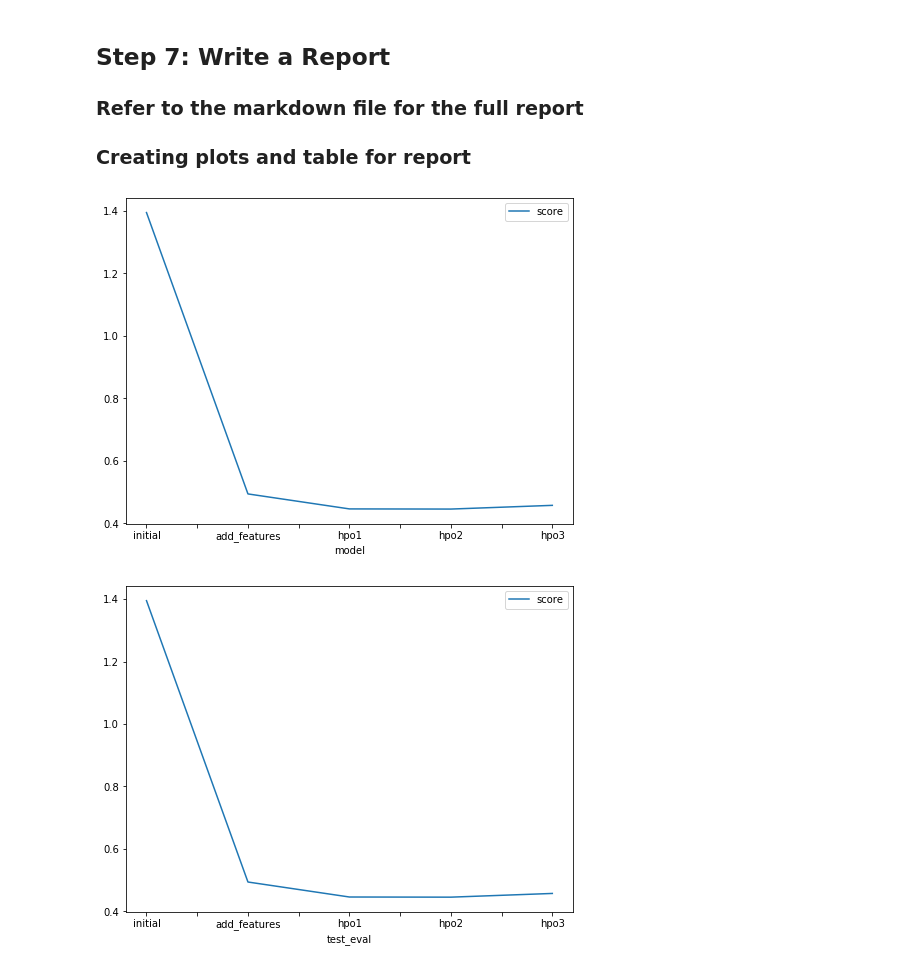
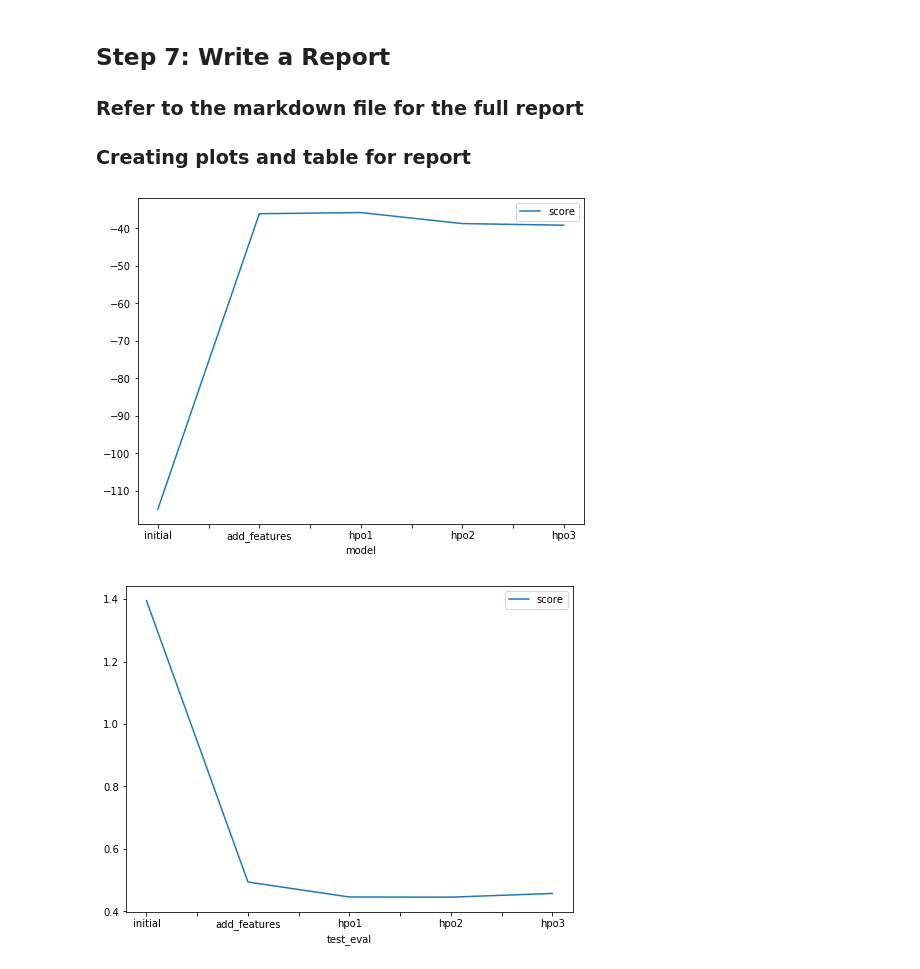
Before and after one commit to djt20/Udacity, a Jupyter notebook: project/project.ipynb, the cells around one changed output. Saved outputs shown, nothing was run; the diff lists cells and outputs as text; code cells hidden in the pictures.

```diff
--- a/project/project.ipynb
+++ b/project/project.ipynb
@@ -1012,16 +1081,22 @@ submission_new_hpo3.csv      2021-12-23 11:24:38  new features with hyperparamet
 # %%
 # Taking the top model score from each training run and creating a line plot to show improvement
 # You can create these in the notebook and save them to PNG or use some other tool (e.g. google sheets, excel)
 import pandas as pd
 fig = pd.DataFrame(
     {
         "model": ["initial", "add_features", "hpo1", 'hpo2','hpo3'],
-        "score": [1.395, 0.494, 0.446,0.4455,0.4574]
+        "score": [
+          predictor.leaderboard(silent=True)['score_val'][0],
+          predictor_new_features.leaderboard(silent=True)['score_val'][0],
+          predictor_new_hpo.leaderboard(silent=True)['score_val'][0],
+          predictor_new_hpo2.leaderboard(silent=True)['score_val'][0],
+          predictor_new_hpo3.leaderboard(silent=True)['score_val'][0],
+      ]
     }
 ).plot(x="model", y="score", figsize=(8, 6)).get_figure()
-fig.savefig('model_train_score.png')
+fig.savefig('img/model_train_score.png')
 # %% [output]
-[figure, old version]
+[figure, new version]
 # %%
 # Take the 3 kaggle scores and creating a line plot to show improvement
 fig = pd.DataFrame(
```
Also changed, not shown: parts of 23 cells of this notebook, 2 other files.
